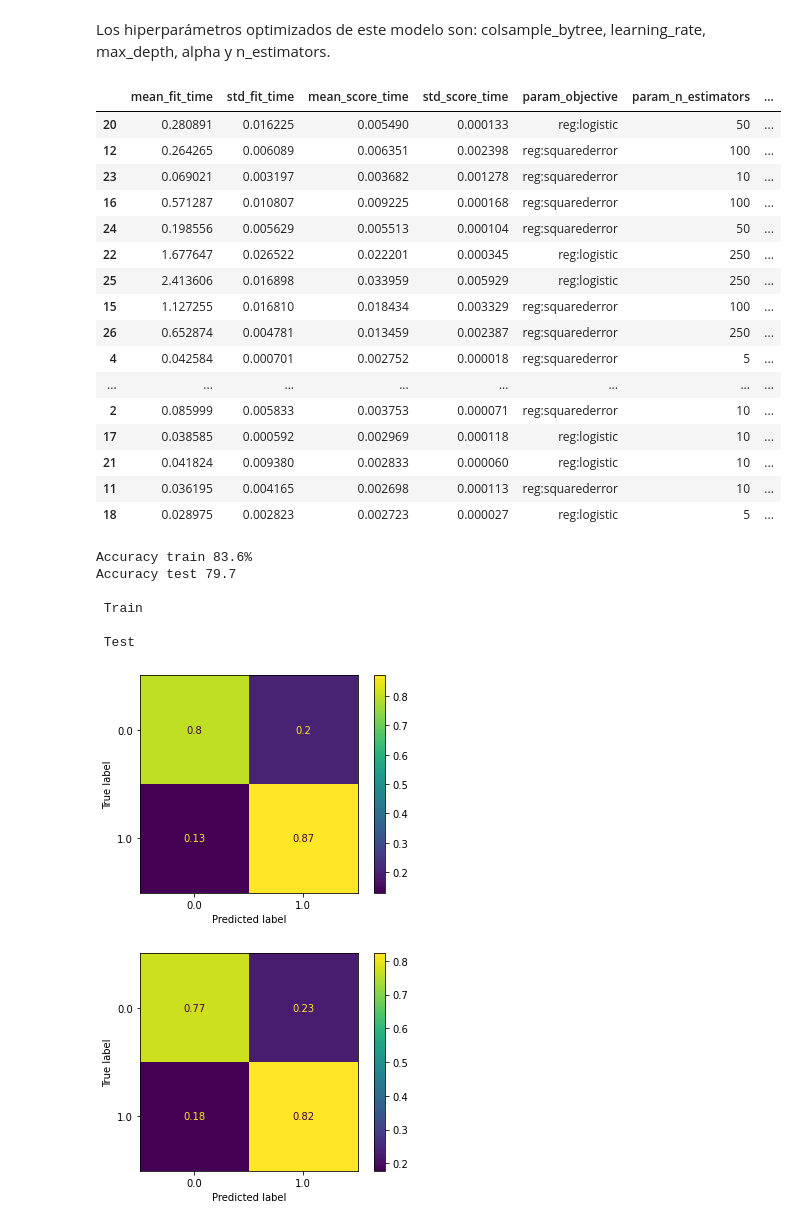
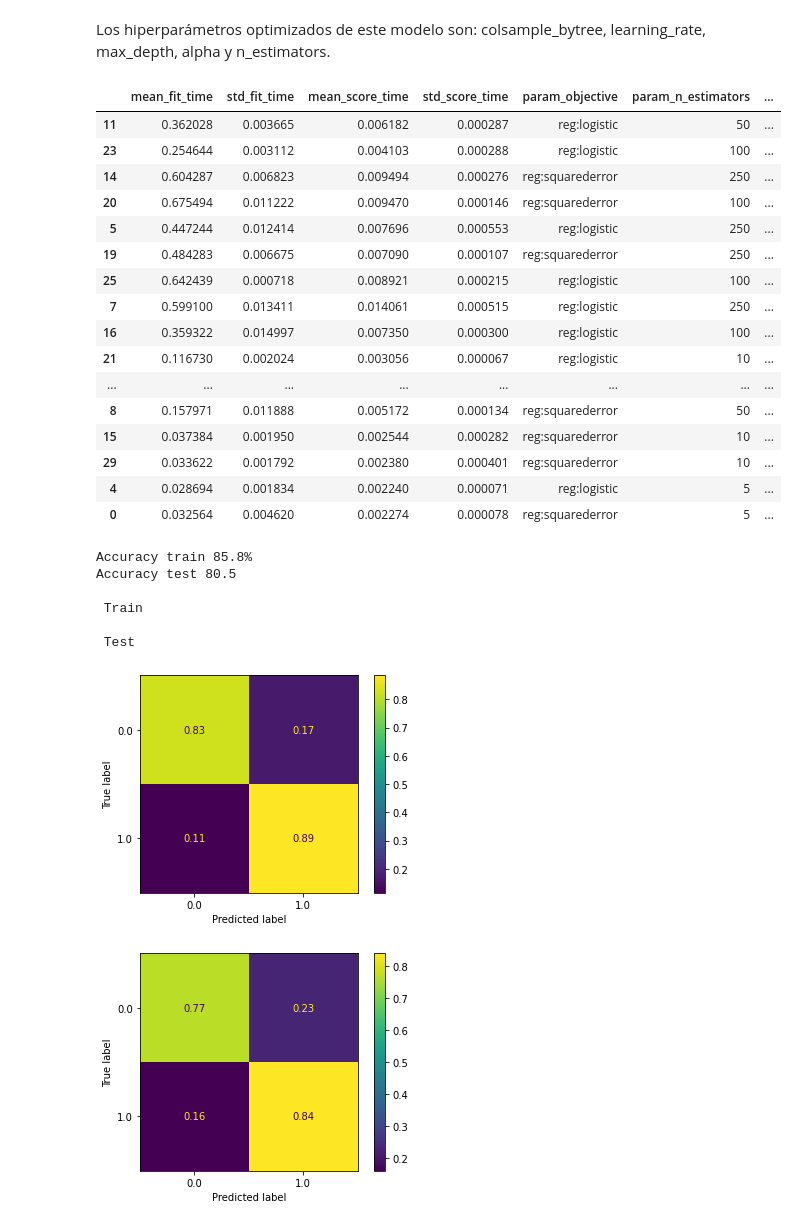
Before and after one commit to elerufe/DiploDatosFaMAF, a Jupyter notebook: AS/3_AS_Tunning_Modelo_y_Evaluación.ipynb, the cells around one changed output. Cells and saved outputs as stored; diff of their text form; code cells hidden in the pictures.

```diff
--- a/AS/3_AS_Tunning_Modelo_y_Evaluación.ipynb
+++ b/AS/3_AS_Tunning_Modelo_y_Evaluación.ipynb
@@ -72,9 +94,12 @@ X = X.drop(columns = ['Total_ammenities', 'HomePlanet_Earth', 'HomePlanet_Europa
+# %%
+cols_dropear = drop_num
+X = drop_cols(X, cols_dropear)
 # %% [markdown]
 # División del data frame
 
 Generamos un conjunto de "test" para evaluar los modelos (Train Test Split).
 # %%
-x_train, x_test, y_train, y_test = train_test_split(X, y, train_size=0.8, random_state = 8)
+x_train, x_test, y_train, y_test = train_test_split(X, y, train_size=0.7, random_state = random_state_n)
 # %% [markdown]
 # Generación de grilla para el ajuste de hiperparámetros (Tunning)
 # %% [markdown]
@@ -110,8 +136,9 @@ def tune_model(clf, param_grid,
 # %%
 def tune_model_random(clf, param_grid,
                x_train, x_test,
-               y_train, y_test):
-  cvc = RandomizedSearchCV(clf, param_grid, n_iter = 30,cv = 5, scoring = "accuracy", n_jobs = -1)
+               y_train, y_test,
+               params_search = {}):
+  cvc = RandomizedSearchCV(clf, param_grid, n_iter = 30,cv = 5,  n_jobs = -1, **params_search)
   cvc.fit(x_train, y_train)
 
   results = cvc.cv_results_
@@ -143,6 +170,8 @@ Modelos utilizados:
 - Regresión Logística
 - Random Forest
 - XGBoost
+# %%
+scoring_metric = 'accuracy'
 # %% [markdown]
 ## Regresión Logística
 # %% [markdown]
@@ -296,33 +342,35 @@ xgboost_grid = dict(objective =['reg:squarederror', 'reg:logistic'],
 # %%
 cvc = tune_model_random(xgb_clf,
            xgboost_grid,
             x_train, x_test,
-            y_train, y_test)
+            y_train, y_test,
+            params_search = {'scoring':scoring_metric})
+cvc_xgboost = cvc
 # %% [output]
 |  | mean_fit_time | std_fit_time | mean_score_time | std_score_time | param_objective | param_n_estimators | ... |
-| 20 | 0.280891 | 0.016225 | 0.005490 | 0.000133 | reg:logistic | 50 | ... |
-| 12 | 0.264265 | 0.006089 | 0.006351 | 0.002398 | reg:squarederror | 100 | ... |
-| 23 | 0.069021 | 0.003197 | 0.003682 | 0.001278 | reg:squarederror | 10 | ... |
-| 16 | 0.571287 | 0.010807 | 0.009225 | 0.000168 | reg:squarederror | 100 | ... |
-| 24 | 0.198556 | 0.005629 | 0.005513 | 0.000104 | reg:squarederror | 50 | ... |
-| 22 | 1.677647 | 0.026522 | 0.022201 | 0.000345 | reg:logistic | 250 | ... |
-| 25 | 2.413606 | 0.016898 | 0.033959 | 0.005929 | reg:logistic | 250 | ... |
-| 15 | 1.127255 | 0.016810 | 0.018434 | 0.003329 | reg:squarederror | 100 | ... |
-| 26 | 0.652874 | 0.004781 | 0.013459 | 0.002387 | reg:squarederror | 250 | ... |
-| 4 | 0.042584 | 0.000701 | 0.002752 | 0.000018 | reg:squarederror | 5 | ... |
+| 11 | 0.362028 | 0.003665 | 0.006182 | 0.000287 | reg:logistic | 50 | ... |
+| 23 | 0.254644 | 0.003112 | 0.004103 | 0.000288 | reg:logistic | 100 | ... |
+| 14 | 0.604287 | 0.006823 | 0.009494 | 0.000276 | reg:squarederror | 250 | ... |
+| 20 | 0.675494 | 0.011222 | 0.009470 | 0.000146 | reg:squarederror | 100 | ... |
+| 5 | 0.447244 | 0.012414 | 0.007696 | 0.000553 | reg:logistic | 250 | ... |
+| 19 | 0.484283 | 0.006675 | 0.007090 | 0.000107 | reg:squarederror | 250 | ... |
+| 25 | 0.642439 | 0.000718 | 0.008921 | 0.000215 | reg:logistic | 100 | ... |
+| 7 | 0.599100 | 0.013411 | 0.014061 | 0.000515 | reg:logistic | 250 | ... |
+| 16 | 0.359322 | 0.014997 | 0.007350 | 0.000300 | reg:logistic | 100 | ... |
+| 21 | 0.116730 | 0.002024 | 0.003056 | 0.000067 | reg:logistic | 10 | ... |
 | ... | ... | ... | ... | ... | ... | ... | ... |
-| 2 | 0.085999 | 0.005833 | 0.003753 | 0.000071 | reg:squarederror | 10 | ... |
-| 17 | 0.038585 | 0.000592 | 0.002969 | 0.000118 | reg:logistic | 10 | ... |
-| 21 | 0.041824 | 0.009380 | 0.002833 | 0.000060 | reg:logistic | 10 | ... |
-| 11 | 0.036195 | 0.004165 | 0.002698 | 0.000113 | reg:squarederror | 10 | ... |
-| 18 | 0.028975 | 0.002823 | 0.002723 | 0.000027 | reg:logistic | 5 | ... |
+| 8 | 0.157971 | 0.011888 | 0.005172 | 0.000134 | reg:squarederror | 50 | ... |
+| 15 | 0.037384 | 0.001950 | 0.002544 | 0.000282 | reg:squarederror | 10 | ... |
+| 29 | 0.033622 | 0.001792 | 0.002380 | 0.000401 | reg:squarederror | 10 | ... |
+| 4 | 0.028694 | 0.001834 | 0.002240 | 0.000071 | reg:logistic | 5 | ... |
+| 0 | 0.032564 | 0.004620 | 0.002274 | 0.000078 | reg:squarederror | 5 | ... |
-Accuracy train 83.6%
-Accuracy test 79.7
+Accuracy train 85.8%
+Accuracy test 80.5
 
  Train
 
  Test
-[figure, old version]
+[figure, new version]
-[figure, old version]
+[figure, new version]
 # %% [markdown]
 Observamos que con este método obtenemos:
```
Also changed, not shown: parts of 39 cells of this notebook.
